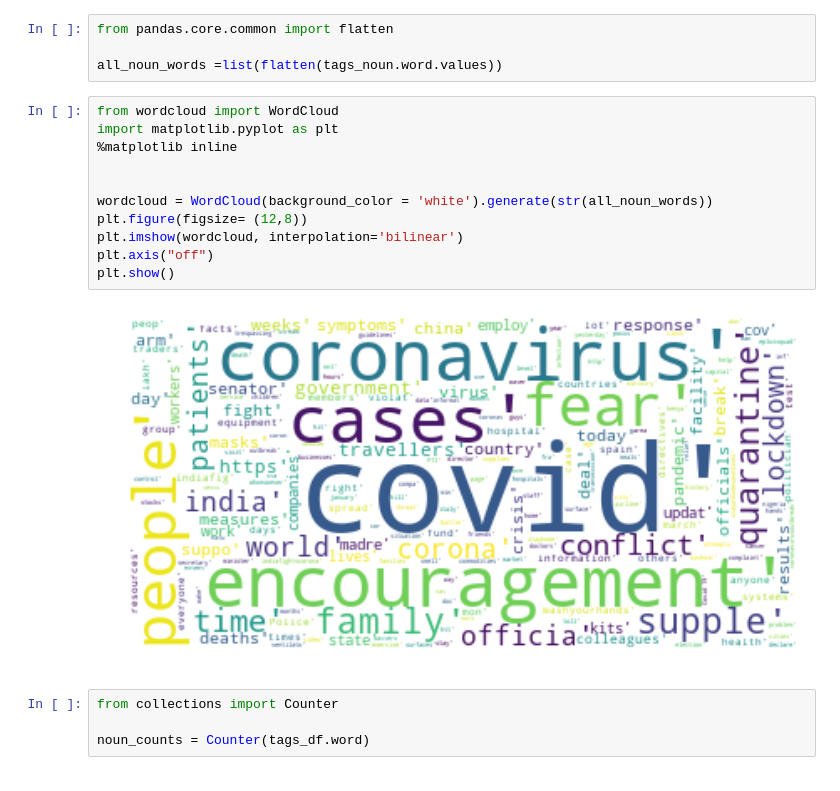
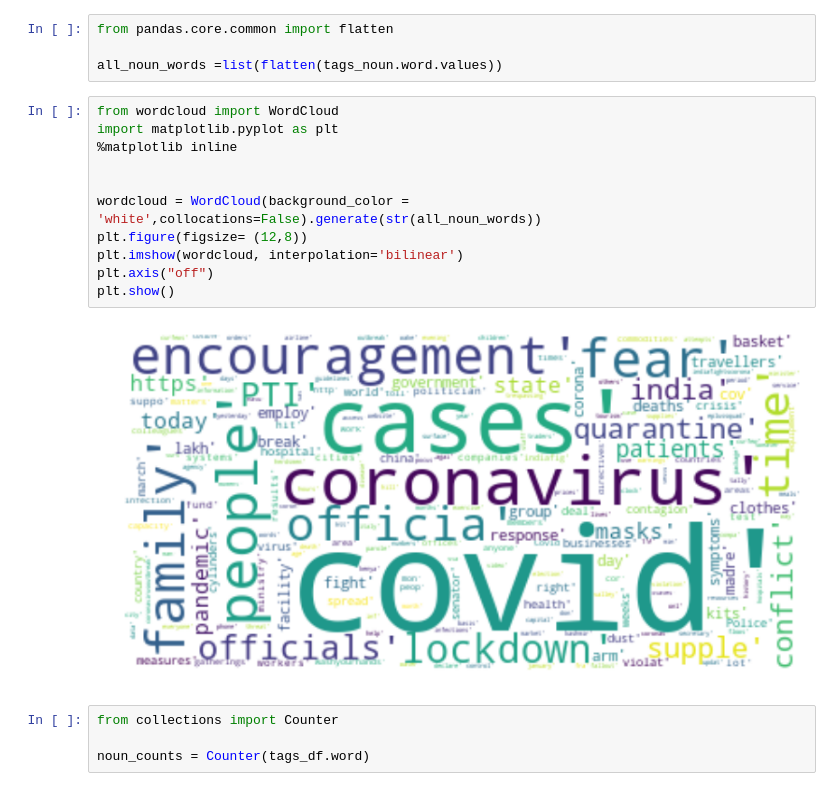
Before and after one commit to subhasisj/python-projects, a Jupyter notebook: Machine_Learning_Projects/COVID-19/Notebooks/Gaining_Insights_from_news_and_tweets.ipynb, the cells around one changed output. Saved outputs shown, nothing was run; the diff lists cells and outputs as text.

Commit message:
Fixed Noun Tags

```diff
--- a/Machine_Learning_Projects/COVID-19/Notebooks/Gaining_Insights_from_news_and_tweets.ipynb
+++ b/Machine_Learning_Projects/COVID-19/Notebooks/Gaining_Insights_from_news_and_tweets.ipynb
@@ -305,16 +305,16 @@ all_noun_words =list(flatten(tags_noun.word.values))
 # %%
 from wordcloud import WordCloud
 import matplotlib.pyplot as plt
 %matplotlib inline
 
 
-wordcloud = WordCloud(background_color = 'white').generate(str(all_noun_words))
+wordcloud = WordCloud(background_color = 'white',collocations=False).generate(str(all_noun_words))
 plt.figure(figsize= (12,8))
 plt.imshow(wordcloud, interpolation='bilinear')
 plt.axis("off")
 plt.show()
 # %% [output]
-[figure, old version]
+[figure, new version]
 # %%
 from collections import Counter
 
```
Also changed, not shown: parts of 7 cells of this notebook.
